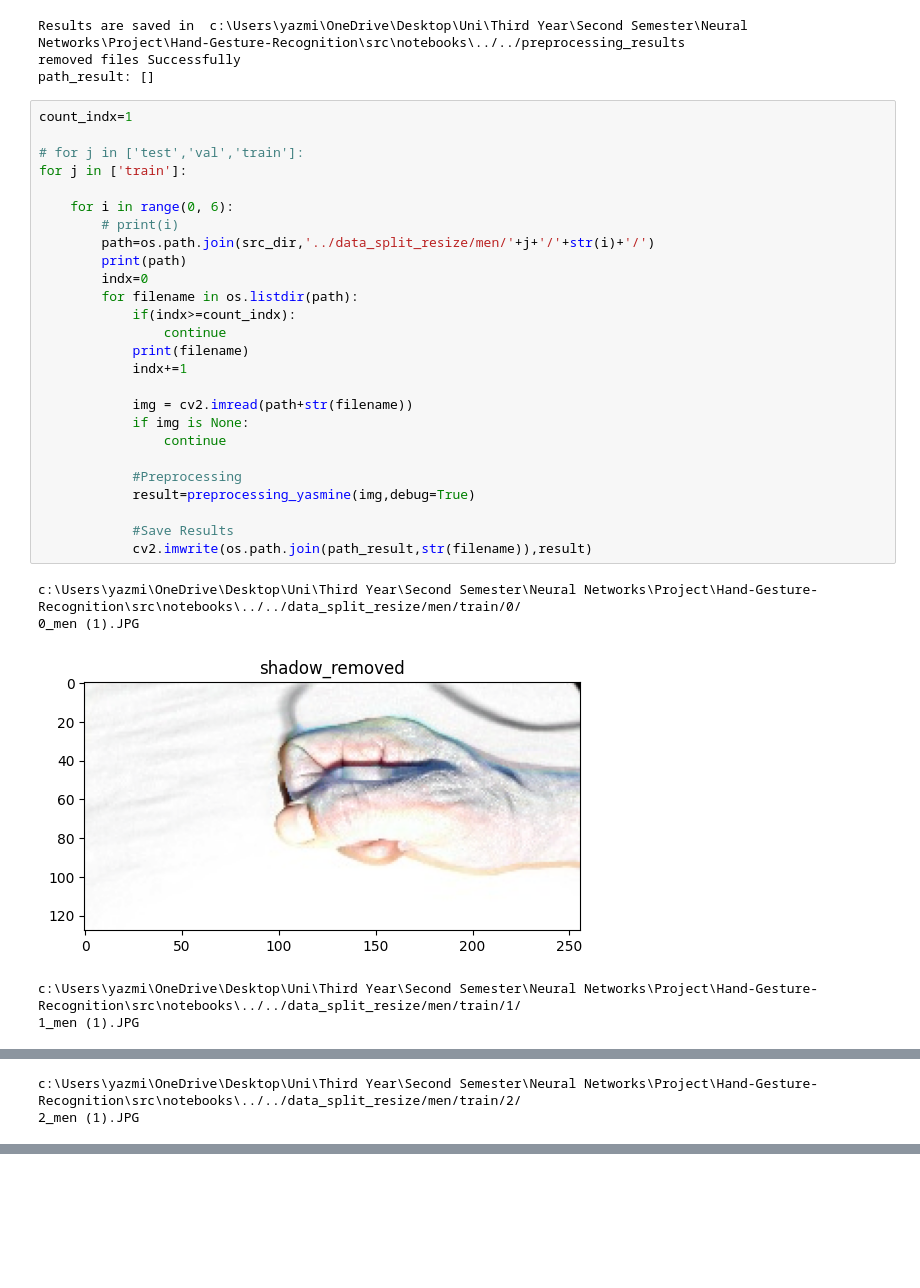
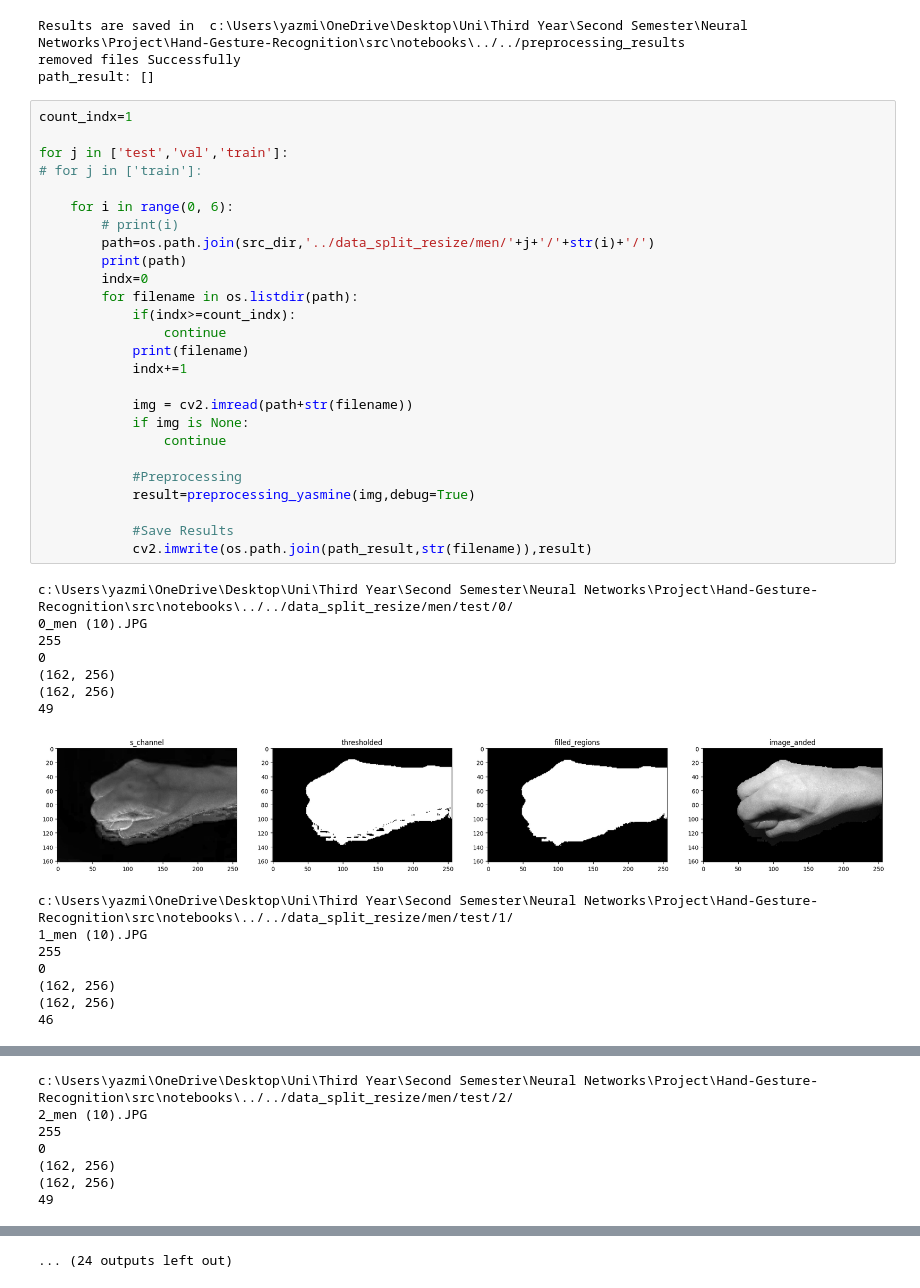
Before and after one commit to BasmaElhoseny01/Hand-Gesture-Recognition, a Jupyter notebook: src/notebooks/Image Processing.ipynb, the cells around one changed output, grey strips where cells are left out. Drawn from its saved outputs; the diff is of its cells as text; blank space fills up the shorter version.

```diff
--- a/src/notebooks/Image Processing.ipynb
+++ b/src/notebooks/Image Processing.ipynb
@@ -44,32 +44,42 @@ path_result: []
 # %%
 count_indx=1
 
-# for j in ['test','val','train']:
-for j in ['train']:
+for j in ['test','val','train']:
+# for j in ['train']:
 
     for i in range(0, 6):
         # print(i)
         path=os.path.join(src_dir,'../data_split_resize/men/'+j+'/'+str(i)+'/')
         print(path)
         indx=0
         for filename in os.listdir(path):
             if(indx>=count_indx):
                 continue
             print(filename)
             indx+=1
 
             img = cv2.imread(path+str(filename))
             if img is None:
                 continue
 
             #Preprocessing
             result=preprocessing_yasmine(img,debug=True)
 
             #Save Results
             cv2.imwrite(os.path.join(path_result,str(filename)),result)
 # %% [output]
-c:\Users\yazmi\OneDrive\Desktop\Uni\Third Year\Second Semester\Neural Networks\Project\Hand-Gesture-Recognition\src\notebooks\../../data_split_resize/men/train/0/
-0_men (1).JPG
+c:\Users\yazmi\OneDrive\Desktop\Uni\Third Year\Second Semester\Neural Networks\Project\Hand-Gesture-Recognition\src\notebooks\../../data_split_resize/men/test/0/
+0_men (10).JPG
+255
+0
+(162, 256)
+(162, 256)
+49
-[figure, old version]
+[figure, new version]
-c:\Users\yazmi\OneDrive\Desktop\Uni\Third Year\Second Semester\Neural Networks\Project\Hand-Gesture-Recognition\src\notebooks\../../data_split_resize/men/train/1/
-1_men (1).JPG
+c:\Users\yazmi\OneDrive\Desktop\Uni\Third Year\Second Semester\Neural Networks\Project\Hand-Gesture-Recognition\src\notebooks\../../data_split_resize/men/test/1/
+1_men (10).JPG
+255
+0
+(162, 256)
+(162, 256)
+46
@@ -77,2 +87,7 @@ c:\Users\yazmi\OneDrive\Desktop\Uni\Third Year\Second Semester\Neural Networks\P
-c:\Users\yazmi\OneDrive\Desktop\Uni\Third Year\Second Semester\Neural Networks\Project\Hand-Gesture-Recognition\src\notebooks\../../data_split_resize/men/train/2/
-2_men (1).JPG
+c:\Users\yazmi\OneDrive\Desktop\Uni\Third Year\Second Semester\Neural Networks\Project\Hand-Gesture-Recognition\src\notebooks\../../data_split_resize/men/test/2/
+2_men (10).JPG
+255
+0
+(162, 256)
+(162, 256)
+49
@@ -88,0 +119 @@ c:\Users\yazmi\OneDrive\Desktop\Uni\Third Year\Second Semester\Neural Networks\P
+... (24 outputs left out)
```
Also changed, not shown: parts of 1 cell of this notebook, 2 other files.
